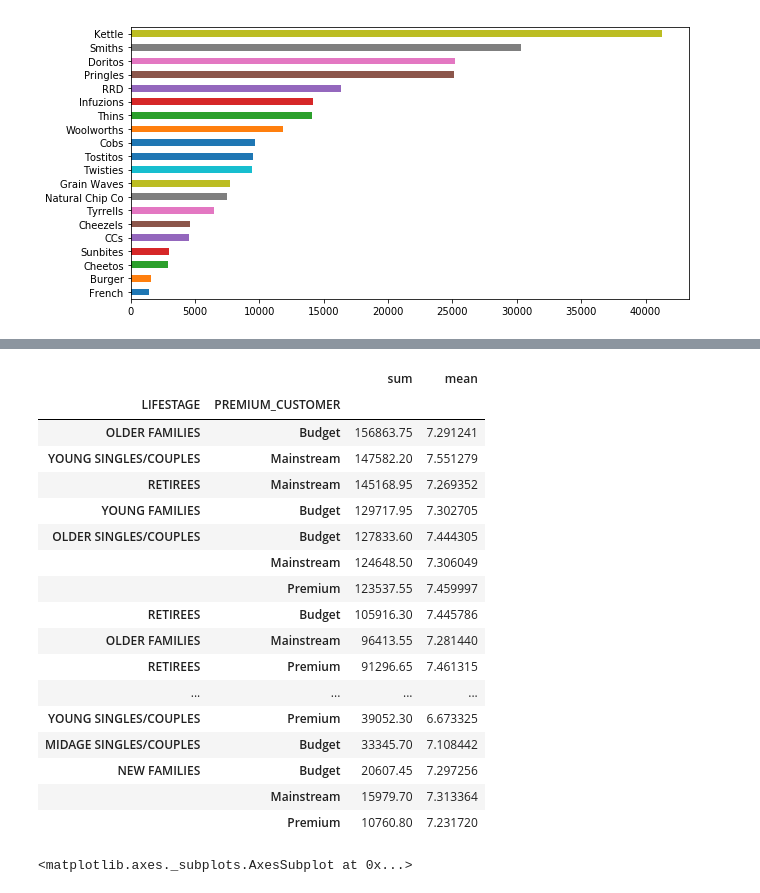
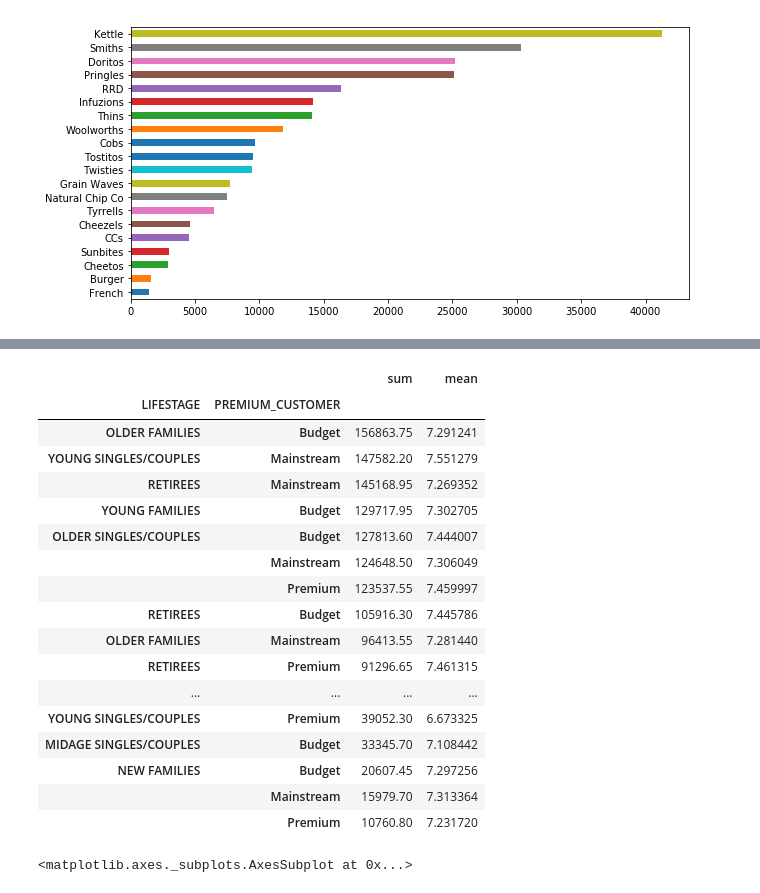
Before and after one commit to reefmajumder/Quantium_Virtual_Experience, a Jupyter notebook: Data preparation and customer analytics.ipynb, the cells around one changed output, grey strips where cells are left out. Saved outputs shown, nothing was run; the diff lists cells and outputs as text; code cells hidden in the pictures.

```diff
--- a/Data preparation and customer analytics.ipynb
+++ b/Data preparation and customer analytics.ipynb
@@ -333,0 +224,2 @@ Name: Cleaned_Brand_Names, dtype: object
+# %%
+merged_data.drop(labels=tr_data[tr_data["LYLTY_CARD_NBR"] == 226000].index, inplace=True)
@@ -333,0 +364,3 @@ Name: Cleaned_Brand_Names, dtype: object
+# %%
+merged_data["Cleaned_Brand_Names"] = merged_data["PROD_NAME"].str.split().str[0]
+merged_data["Cleaned_Brand_Names"].head(4)
@@ -353,5 +392,5 @@ def clean_brands(line):
     else:
         return brand
 # %%
-tr_data["Cleaned_Brand_Names"] = tr_data.apply(lambda line: clean_brands(line), axis=1)
+merged_data["Cleaned_Brand_Names"] = merged_data.apply(lambda line: clean_brands(line), axis=1)
 # %%
@@ -463,3 +427,0 @@ Name: PREMIUM_CUSTOMER, dtype: int64
-# %%
-merged_data = pd.merge(tr_data, pr_bhv, on="LYLTY_CARD_NBR", how="left")
-merged_data.info()
@@ -483,15 +428,15 @@ memory usage: 22.6+ MB
 # %%
 sales_per_group = merged_data.groupby(["LIFESTAGE", "PREMIUM_CUSTOMER"])["TOT_SALES"].agg(["sum", "mean"])
-sales_per_group.head(15)
+sales_per_group.head(4)
 sales_per_group.sort_values(ascending=False, by="sum")
 # %% [output]
 |  |  | sum | mean |
 | LIFESTAGE | PREMIUM_CUSTOMER |  |  |
 | OLDER FAMILIES | Budget | 156863.75 | 7.291241 |
 | YOUNG SINGLES/COUPLES | Mainstream | 147582.20 | 7.551279 |
 | RETIREES | Mainstream | 145168.95 | 7.269352 |
 | YOUNG FAMILIES | Budget | 129717.95 | 7.302705 |
-| OLDER SINGLES/COUPLES | Budget | 127833.60 | 7.444305 |
+| OLDER SINGLES/COUPLES | Budget | 127813.60 | 7.444007 |
 |  | Mainstream | 124648.50 | 7.306049 |
 |  | Premium | 123537.55 | 7.459997 |
 | RETIREES | Budget | 105916.30 | 7.445786 |
```
Also changed, not shown: parts of 88 cells of this notebook.
